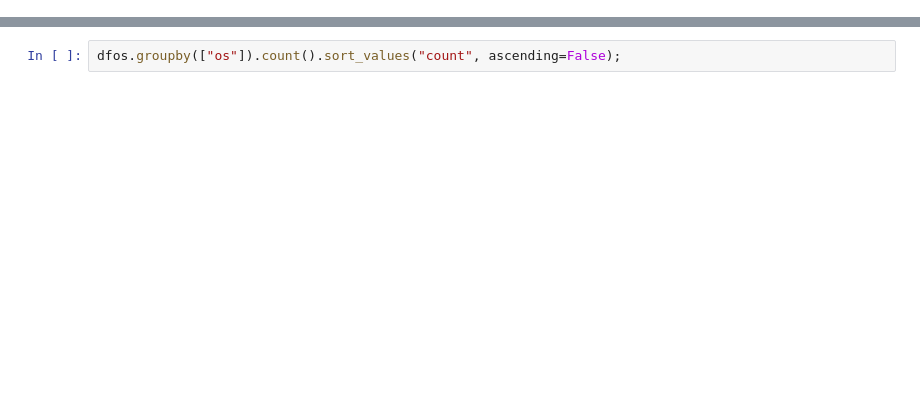
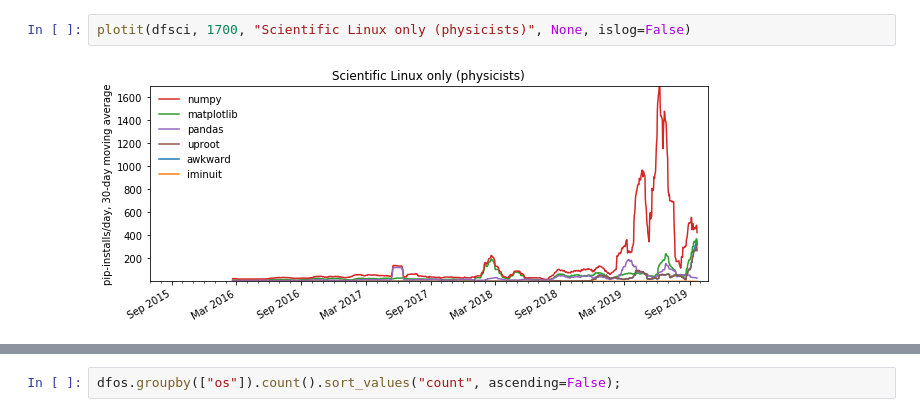
Before and after one commit to jpivarski-talks/2019-10-17-pyhep-awkward, a Jupyter notebook: analysis.ipynb, the cells around one changed output, grey strips where cells are left out. Saved outputs shown, nothing was run; the diff lists cells and outputs as text; blank space fills up the shorter version.

```diff
--- a/analysis.ipynb
+++ b/analysis.ipynb
@@ -35,0 +43,4 @@ plotit(dfsci, 3000, "Scientific Linux only (physicists)", None)
+# %%
+plotit(dfsci, 1700, "Scientific Linux only (physicists)", None, islog=False)
+# %% [output]
+[figure, added]
```
Also changed, not shown: parts of 8 cells of this notebook, 2 other files.
